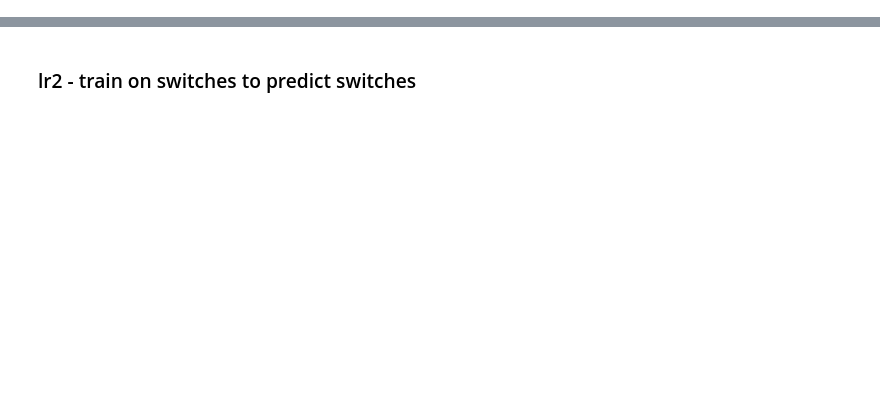
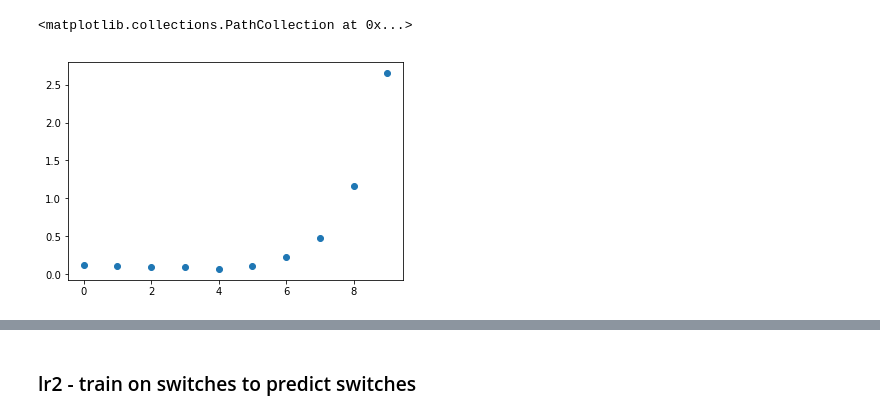
Before and after one commit to celiaberon/mouse_bandit, a Jupyter notebook: jupyter_notebooks/working/logistic_regression_pd.ipynb, the cells around one changed output, grey strips where cells are left out. Saved outputs shown, nothing was run; the diff lists cells and outputs as text; code cells hidden in the pictures; blank space fills up the shorter version.

```diff
--- a/jupyter_notebooks/working/logistic_regression_pd.ipynb
+++ b/jupyter_notebooks/working/logistic_regression_pd.ipynb
@@ -89,0 +83,5 @@ metrics_lr1_switch = sklearn.metrics.precision_recall_fscore_support(true_switch
+# %%
+plt.scatter(np.arange(lr1_choice.coef_.shape[1]),lr1_choice.coef_)
+# %% [output]
+<matplotlib.collections.PathCollection at 0x...>
+[figure, added]
```
Also changed, not shown: parts of 41 cells of this notebook, 12 other files.
